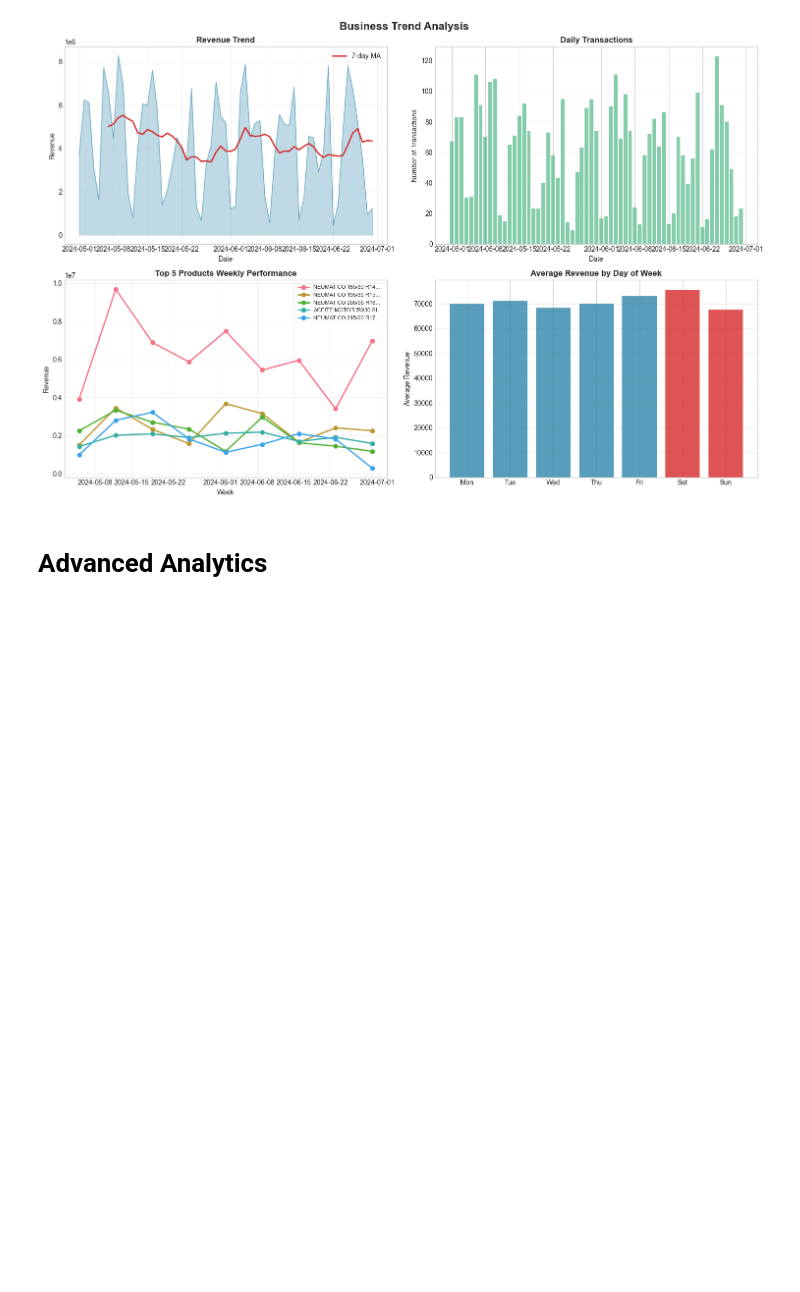
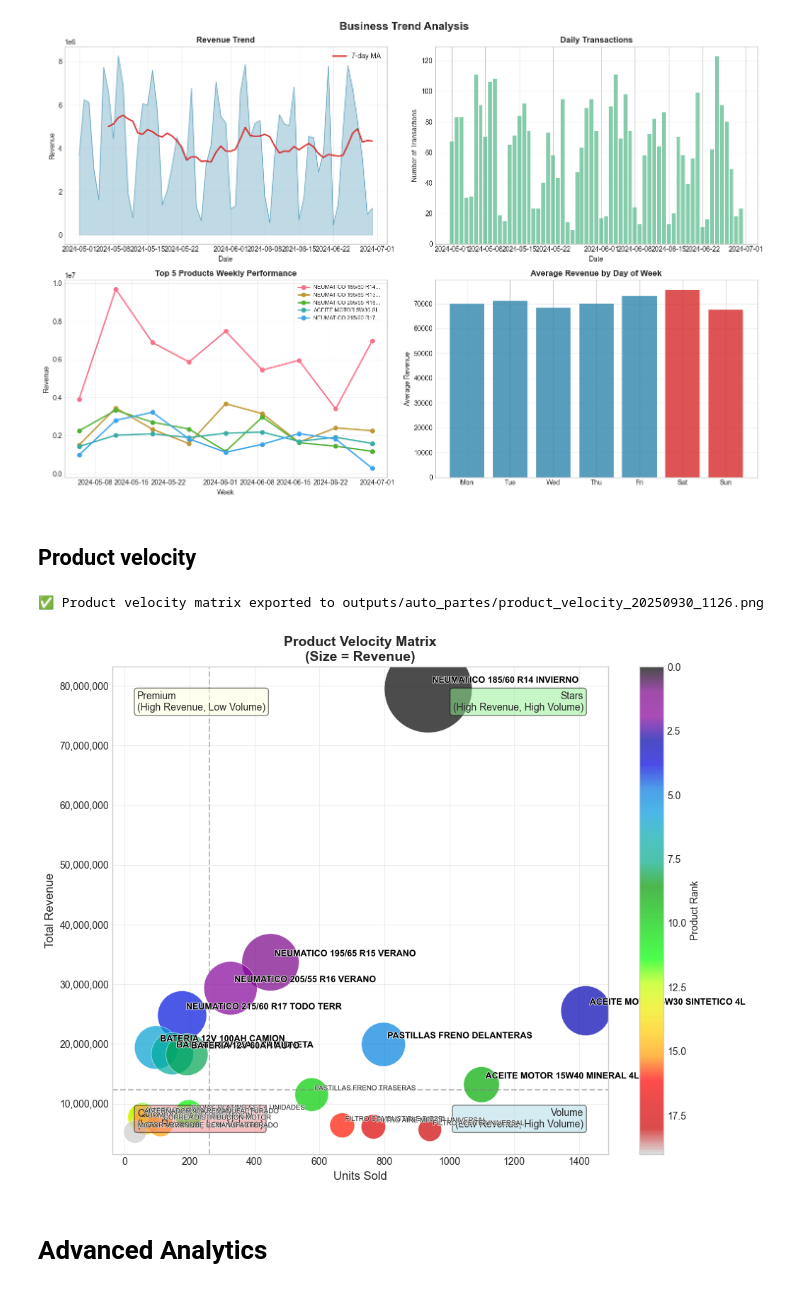
Before and after one commit to Brownbull/khujta_ai_business, a Jupyter notebook: full_note.ipynb, the cells around one changed output. Cells and saved outputs as stored; diff of their text form; code cells hidden in the pictures; blank space fills up the shorter version.

Commit message:
speed diagram done

```diff
--- a/full_note.ipynb
+++ b/full_note.ipynb
@@ -6,7 +6,7 @@ input_file = 'data/auto_partes/auto_partes_transactions.csv'  # Input CSV file
 
 config = {
         'project_name': 'auto_partes',       # Project name
-        'output_path' : 'outputs/',          # Output directory
+        'out_dir' : 'outputs',          # Output directory
 
         # Data mapping
         'date_col': 'fecha',
@@ -139,6 +141,13 @@ fig = dashboard.create_full_dashboard(figsize=(20, 12))
 trend_fig = advanced.create_trend_analysis(figsize=(15, 10))
 # %% [output]
 [figure]
+# %% [markdown]
+## Product velocity
+# %%
+velocity_fig = product_velocity_matrix(analyzer)
+# %% [output]
+✅ Product velocity matrix exported to outputs/auto_partes/product_velocity_20250930_1126.png
+[figure, added]
 # %% [markdown]
 # Advanced Analytics
 # %% [markdown]
```
Also changed, not shown: parts of 4 cells of this notebook, 5 other files.
